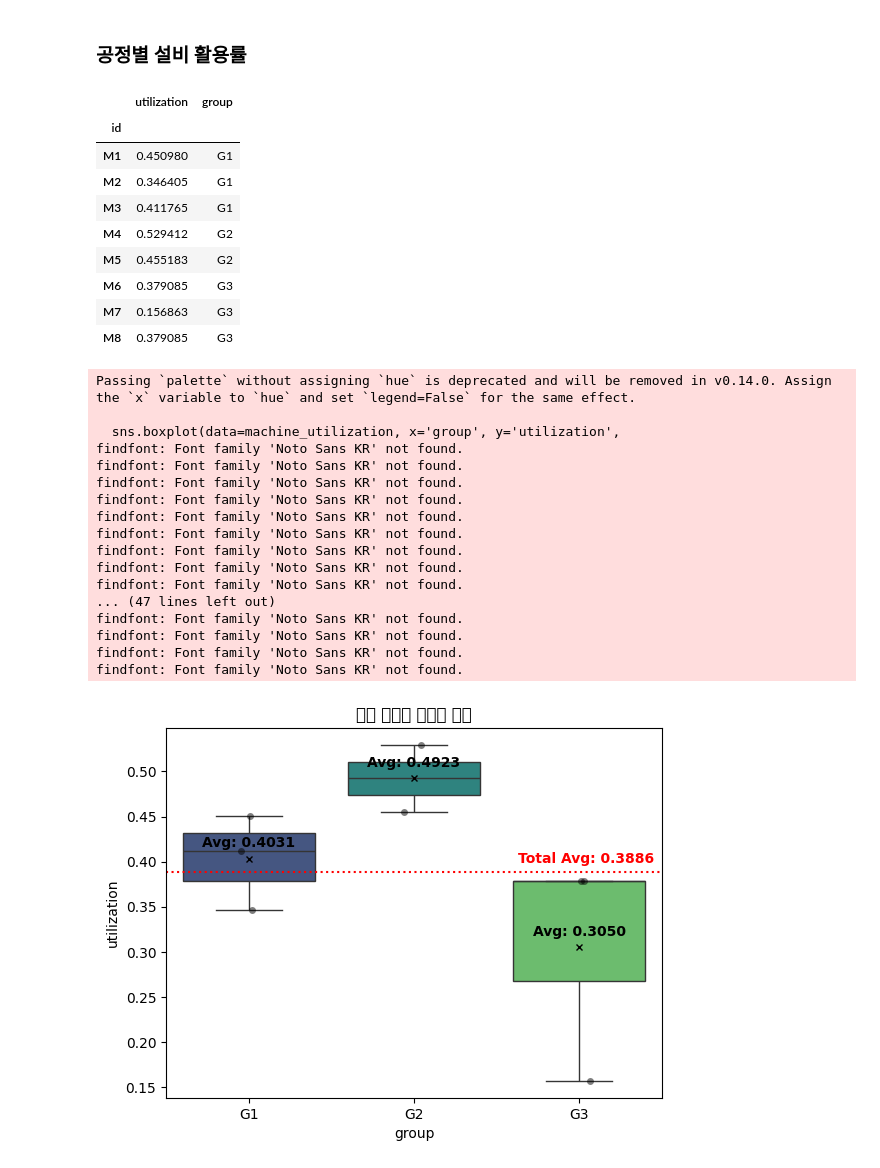
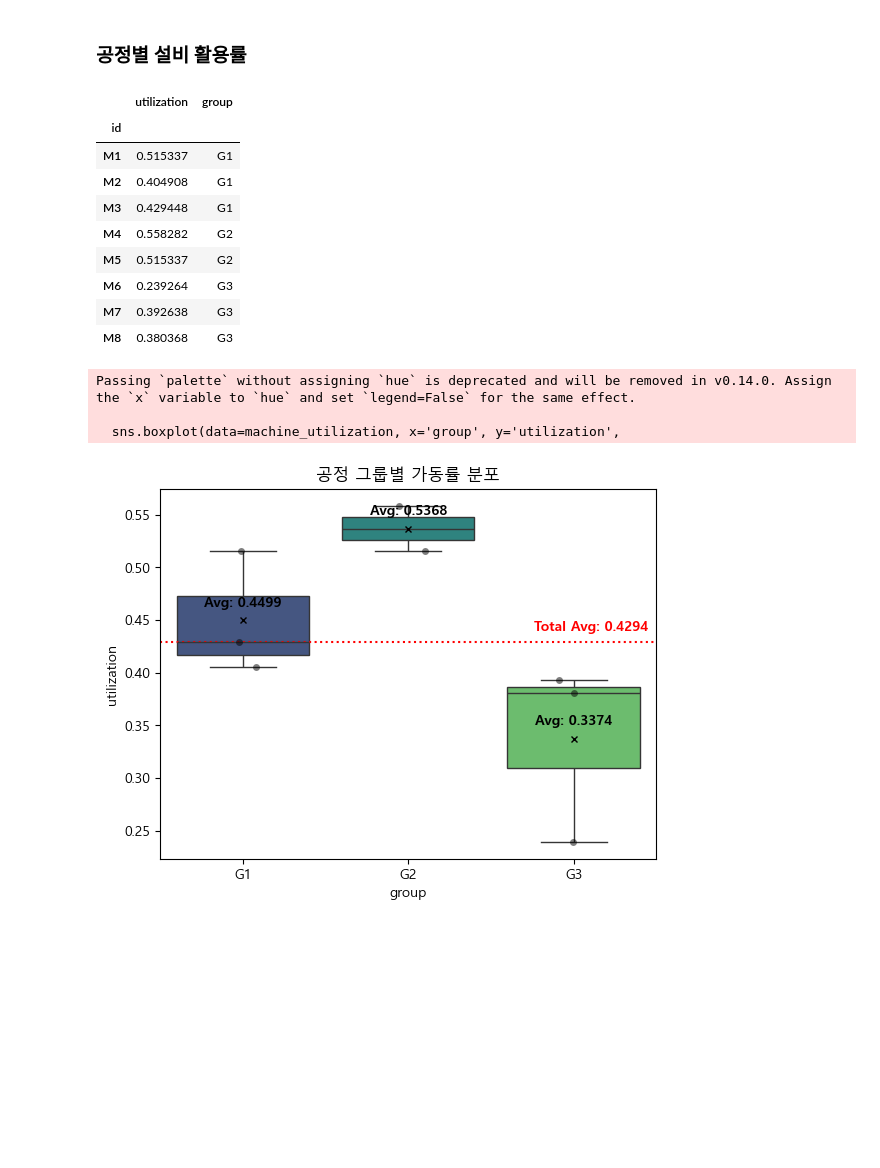
Before and after one commit to cryscham123/simulation_teamwork, a Jupyter notebook: result.ipynb, the cells around one changed output. Drawn from its saved outputs; the diff is of its cells as text; code cells hidden in the pictures; blank space fills up the shorter version.

Commit message:
rule 추가 : 교수님 강의자료 기반 기본 rule을 3가지 추가했다.

```diff
--- a/result.ipynb
+++ b/result.ipynb
@@ -7,14 +7,27 @@ import os
 import simpy
 from dotenv import load_dotenv
 import pandas as pd
-import numpy as np
 import matplotlib.pyplot as plt
 import seaborn as sns
 
-plt.rcParams['font.family'] = 'Noto Sans KR'
+plt.rcParams['font.family'] = 'Malgun Gothic'
+plt.rcParams['axes.unicode_minus'] = False
+pd.set_option('display.max_rows', None)
+pd.set_option('display.max_columns', None)
 
 # .env 파일의 환경 변수 로드
 load_dotenv()
 
 # .env 파일의 파라미터
 BASE_DATA_PATH = os.getenv('BASE_DATA_PATH', 'data')
+PM_HAZARD_THRESHOLD = os.getenv('PM_HAZARD_THRESHOLD', '0.1')
+QTIME_URGENCY_FACTOR = os.getenv('QTIME_URGENCY_FACTOR', '1.5')
+PM_ACTIVE = os.getenv('PM_ACTIVE', 'True').lower() == 'true'
+DOWN_ACTIVE = os.getenv('DOWN_ACTIVE', 'True').lower() == 'true'
+MACHINE_CHOICE= os.getenv('MACHINE_CHOICE', 'FIFO')
+print(f"BASE_DATA_PATH: {BASE_DATA_PATH}")
+print(f"PM_HAZARD_THRESHOLD: {PM_HAZARD_THRESHOLD}")
+print(f"QTIME_URGENCY_FACTOR: {QTIME_URGENCY_FACTOR}")
+print(f"PM_ACTIVE: {PM_ACTIVE}")
+print(f"DOWN_ACTIVE: {DOWN_ACTIVE}")
+print(f"MACHINE_CHOICE: {MACHINE_CHOICE}")
@@ -21,12 +41,3 @@ BASE_DATA_PATH = os.getenv('BASE_DATA_PATH', 'data')
-# %%
-
-plt.rcParams['font.family'] = 'Noto Sans KR'
-
-# .env 파일의 환경 변수 로드
-load_dotenv()
-
-# .env 파일의 파라미터
-BASE_DATA_PATH = os.getenv('BASE_DATA_PATH', 'data')
 # %% [markdown]
 ## 모듈 import
 # %%
@@ -62,7 +73,8 @@ Operation-Machine Map: 95 개
 # %% [markdown]
 ## 시뮬레이션 실행
 # %%
-from algorithms.rule_based import RuleBasedDispatch
+import random
+random.seed(42)
 
 # SimPy 환경 생성
 env = simpy.Environment()
@@ -71,5 +83,8 @@ env = simpy.Environment()
 event_logger = EventLogger(env)
 
 # 스케줄러 생성
-algorithm = RuleBasedDispatch(env=env)
-scheduler = Scheduler(env=env, data=data, event_logger=event_logger, algorithm=algorithm)
+scheduler = Scheduler(env=env,
+                      data=data,
+                      event_logger=event_logger,
+                      pm_hazard_threshold=float(PM_HAZARD_THRESHOLD),
+                      qtime_urgency_factor=float(QTIME_URGENCY_FACTOR))
@@ -160,52 +176,39 @@ findfont: Font family 'Noto Sans KR' not found.
 # %% [markdown]
 ### 공정별 설비 활용률
 # %%
+df_logs = pd.DataFrame(event_logger.logs)
 machine_info = df_logs[df_logs['resource'] == 'machine']
 machine_info['utilization'] = machine_info['finish'] - machine_info['start']
 machine_utilization = pd.DataFrame(machine_info[machine_info['event'] == 'working'].groupby('id')['utilization'].sum() / env.now)
 machine_utilization['group'] = data['machines'].set_index('machine_id').loc[machine_utilization.index]['machine_group']
 display(machine_utilization)
 group_means = machine_utilization.groupby('group')['utilization'].mean()
 total_mean = machine_utilization['utilization'].mean()
 sns.boxplot(data=machine_utilization, x='group', y='utilization',
             palette='viridis', showmeans=True,
             meanprops={"marker":"x", "markeredgecolor":"black", "markersize":"5"})
 sns.stripplot(data=machine_utilization, x='group', y='utilization',
               color='black', alpha=0.5, jitter=True)
 for i, group in enumerate(group_means.index):
     mean_val = group_means[group]
     plt.text(i, mean_val + 0.01, f'Avg: {mean_val:.4f}',
              ha='center', va='bottom', color='black', fontweight='bold')
 plt.text(len(group_means)-0.55, total_mean + 0.01, f'Total Avg: {total_mean:.4f}', color='red', fontweight='bold', ha='right')
 plt.axhline(total_mean, color='red', linestyle=':')
 plt.title("공정 그룹별 가동률 분포")
 plt.show()
 # %% [output]
 |  | utilization | group |
 | id |  |  |
-| M1 | 0.450980 | G1 |
-| M2 | 0.346405 | G1 |
-| M3 | 0.411765 | G1 |
-| M4 | 0.529412 | G2 |
-| M5 | 0.455183 | G2 |
-| M6 | 0.379085 | G3 |
-| M7 | 0.156863 | G3 |
-| M8 | 0.379085 | G3 |
+| M1 | 0.515337 | G1 |
+| M2 | 0.404908 | G1 |
+| M3 | 0.429448 | G1 |
+| M4 | 0.558282 | G2 |
+| M5 | 0.515337 | G2 |
+| M6 | 0.239264 | G3 |
+| M7 | 0.392638 | G3 |
+| M8 | 0.380368 | G3 |
 Passing `palette` without assigning `hue` is deprecated and will be removed in v0.14.0. Assign the `x` variable to `hue` and set `legend=False` for the same effect.
 
   sns.boxplot(data=machine_utilization, x='group', y='utilization',
-findfont: Font family 'Noto Sans KR' not found.
-findfont: Font family 'Noto Sans KR' not found.
-findfont: Font family 'Noto Sans KR' not found.
-findfont: Font family 'Noto Sans KR' not found.
-findfont: Font family 'Noto Sans KR' not found.
-findfont: Font family 'Noto Sans KR' not found.
-findfont: Font family 'Noto Sans KR' not found.
-findfont: Font family 'Noto Sans KR' not found.
-findfont: Font family 'Noto Sans KR' not found.
-... (47 lines left out)
-findfont: Font family 'Noto Sans KR' not found.
-findfont: Font family 'Noto Sans KR' not found.
-findfont: Font family 'Noto Sans KR' not found.
-findfont: Font family 'Noto Sans KR' not found.
-[figure, old version]
+[figure, new version]
```
Also changed, not shown: parts of 8 cells of this notebook, 1 other file.
